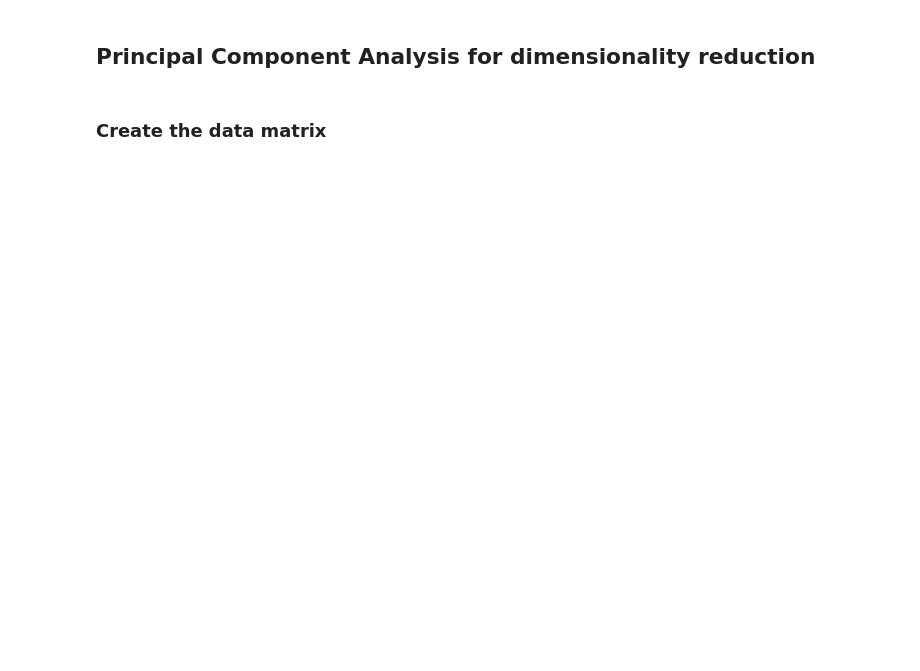
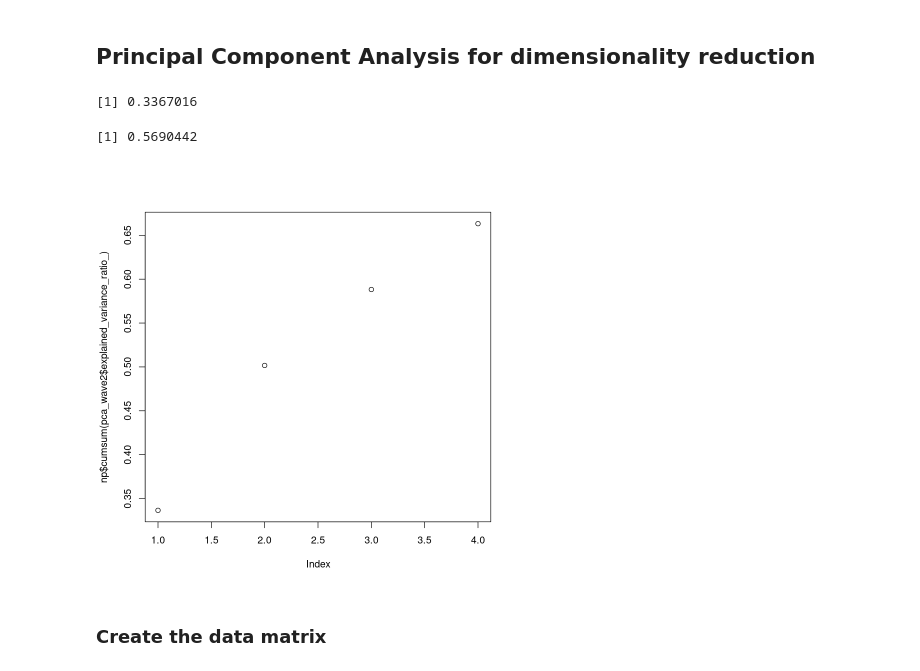
Before and after one commit to homerdurand/HistoryMatching_ExeterUQ, a Jupyter notebook: 27-07-21-HM-Dim-PCA.ipynb, the cells around one changed output. Drawn from its saved outputs; the diff is of its cells as text; code cells hidden in the pictures; blank space fills up the shorter version.

```diff
--- a/27-07-21-HM-Dim-PCA.ipynb
+++ b/27-07-21-HM-Dim-PCA.ipynb
@@ -331,10 +381,13 @@ metrics_wave2 <- t(metrics_wave2)
+# %%
+NROY_temp_test_wave2 <- parameters_space(emulators, inputs_test_wave2_scaled_temp, 40, tDisc, tObs, tObserr)
+# %%
+inputs_test_wave2_scaled <- inputs_test_wave2_scaled_temp[NROY_temp_test_wave2,]
+inputs_test_wave2 <- rangeUnscale(inputs_test_wave2_scaled, my_bounds, range = c(-1, 1))
 # %%
-# Generate data for testing PCA
-n_samples_test <- 40
-inputs_test <- np$array(lhs$generate(space$dimensions, as.integer(n_samples_test), random_state=as.integer(21)))
-metrics_test = future_sapply(1:nrow(inputs_test), function(r) extract_metrics_AMIP(inputs_test[r,], n_iter, 0.001, X_init), future.seed=NULL)
-metrics_test <- t(metrics_test)
+metrics_test_wave2 = future_sapply(1:nrow(inputs_test_wave2), function(r) extract_metrics_AMIP(inputs_test_wave2[r,], n_iter, 0.001, X_init), future.seed=NULL)
+metrics_test_wave2 <- t(metrics_test_wave2)
 # %%
 # Scale metrics
-my.scaler <- sklearn$preprocessing$StandardScaler()
-X_wave2 <- my.scaler$fit_transform(metrics_wave2)
+my.scaler_wave2 <- sklearn$preprocessing$StandardScaler()
+X_wave2 <- my.scaler_wave2$fit_transform(metrics_wave2)
+X_test_wave2 <- my.scaler_wave2$fit_transform(metrics_test_wave2)
@@ -351,3 +394,19 @@ val_mse
+# %%
+pca_dim <- 4
+pca_wave2 <- sklearn$decomposition$PCA(n_components=as.integer(pca_dim))
+X_pca_wave2 <- pca_wave2$fit_transform(X_wave2)
+plot(np$cumsum(pca_wave2$explained_variance_ratio_))
+X_pca_test_wave2 <- pca_wave2$transform(X_test_wave2)
+X_inverse_transform_wave2 <- pca_wave2$inverse_transform(X_pca_wave2)
+X_test_inverse_transform_wave2 <- pca_wave2$inverse_transform(X_pca_test_wave2)
+mse <- MSE(X_inverse_transform_wave2, X_wave2)
+val_mse <- MSE(X_test_inverse_transform_wave2, X_test_wave2)
+mse
+val_mse
+# %% [output]
+[1] 0.3367016
+[1] 0.5690442
+[figure, added]
 # %% [markdown]
 ### Create the data matrix
 # %%
```
Also changed, not shown: parts of 25 cells of this notebook, 1 other file.
